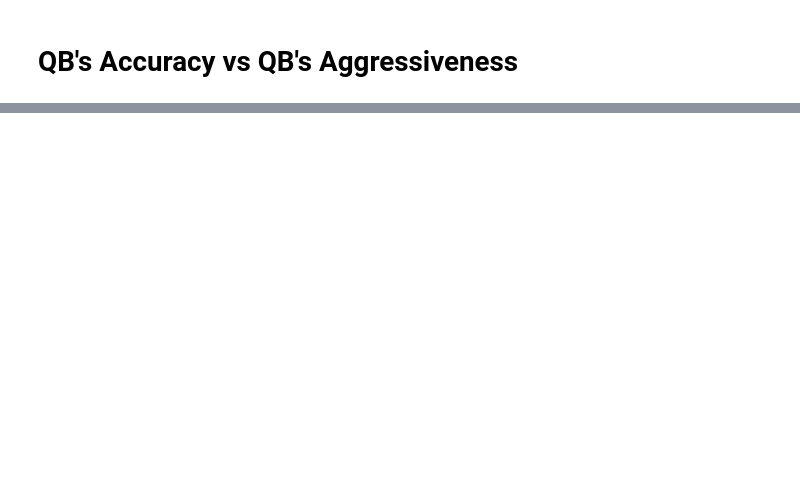
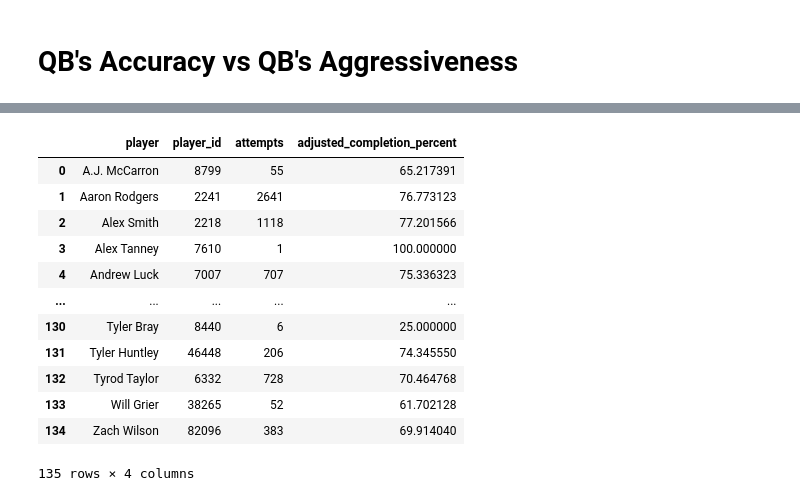
Before and after one commit to rkhan24/accuracy-vs-air-yards, a Jupyter notebook: accuracy-vs-air-yards.ipynb, the cells around one changed output, grey strips where cells are left out. Drawn from its saved outputs; the diff is of its cells as text; code cells hidden in the pictures; blank space fills up the shorter version.

```diff
--- a/accuracy-vs-air-yards.ipynb
+++ b/accuracy-vs-air-yards.ipynb
@@ -49,8 +45,23 @@ qb
 # %%
-#Create a Completion Percentage Table compiled from 2017-2021
+#Create an Adjusted Completion Percentage Table compiled from 2017-2021
 qb_comp_calc = qb.groupby(['player', 'player_id'], as_index = False).agg({'aimed_passes': 'sum', 'completions': 'sum', 'attempts':'sum', 'drops': 'sum'})
 qb_comp_calc['adjusted_completion_percent'] = (qb_comp_calc['completions'] + qb_comp_calc['drops'])*(100)/(qb_comp_calc['aimed_passes'])
 qb_comp = qb_comp_calc[['player', 'player_id', 'attempts', 'adjusted_completion_percent']]
+qb_comp
+# %% [output]
+|  | player | player_id | attempts | adjusted_completion_percent |
+| 0 | A.J. McCarron | 8799 | 55 | 65.217391 |
+| 1 | Aaron Rodgers | 2241 | 2641 | 76.773123 |
+| 2 | Alex Smith | 2218 | 1118 | 77.201566 |
+| 3 | Alex Tanney | 7610 | 1 | 100.000000 |
+| 4 | Andrew Luck | 7007 | 707 | 75.336323 |
+| ... | ... | ... | ... | ... |
+| 130 | Tyler Bray | 8440 | 6 | 25.000000 |
+| 131 | Tyler Huntley | 46448 | 206 | 74.345550 |
+| 132 | Tyrod Taylor | 6332 | 728 | 70.464768 |
+| 133 | Will Grier | 38265 | 52 | 61.702128 |
+| 134 | Zach Wilson | 82096 | 383 | 69.914040 |
+135 rows × 4 columns
 # %%
 #Create an aDOT Table compiled from 2017-2021
 qb_adot_calc = qb[['player', 'player_id', 'attempts', 'avg_depth_of_target']]
```
Also changed, not shown: parts of 12 cells of this notebook.
